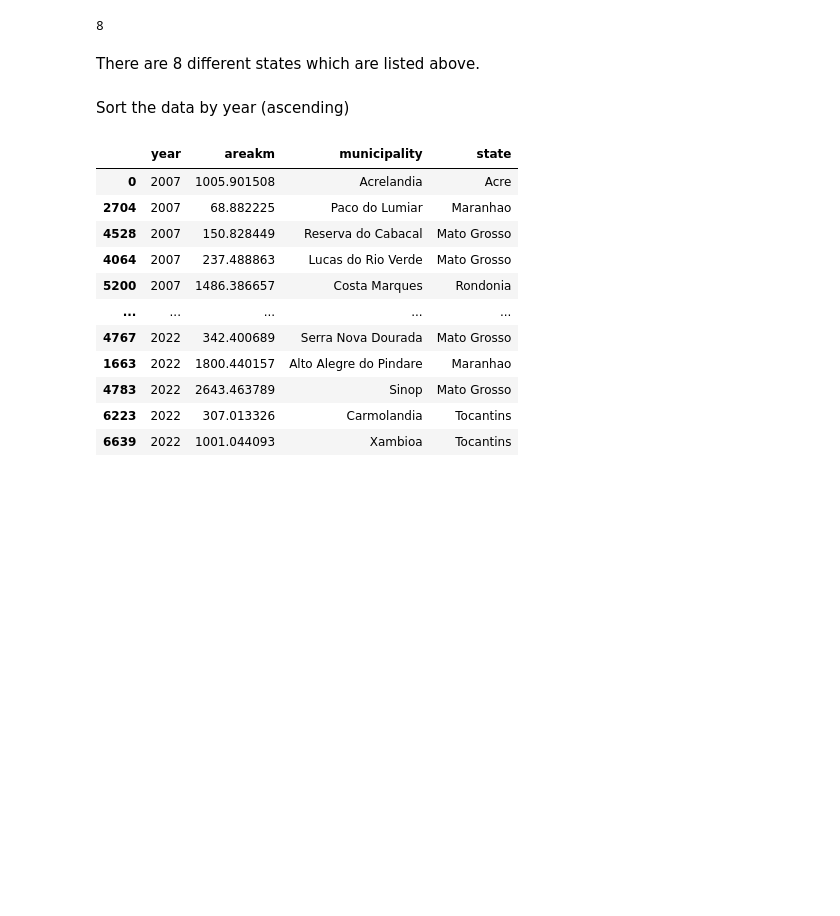
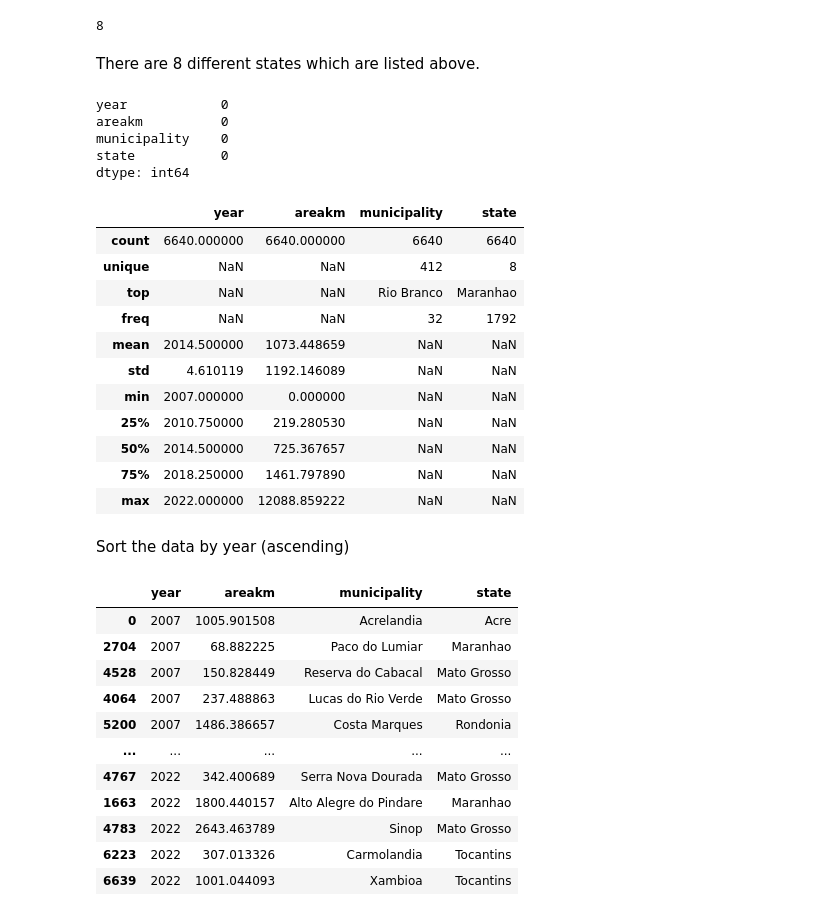
Before and after one commit to Gehancv/Amazon-Deforestration-Prediction, a Jupyter notebook: Milestone3_EDA_BaselineModel.ipynb, the cells around one changed output. Saved outputs shown, nothing was run; the diff lists cells and outputs as text; code cells hidden in the pictures; blank space fills up the shorter version.

```diff
--- a/Milestone3_EDA_BaselineModel.ipynb
+++ b/Milestone3_EDA_BaselineModel.ipynb
@@ -244,6 +269,31 @@ data['state'].nunique()
 8
 # %% [markdown]
 There are 8 different states which are listed above.
+# %%
+#Finding missing values
+cols = data.columns
+print(data[cols].isnull().sum())
+
+#Describe statistics of each column in the dataset
+data.describe(include='all')
+# %% [output]
+year            0
+areakm          0
+municipality    0
+state           0
+dtype: int64
+|  | year | areakm | municipality | state |
+| count | 6640.000000 | 6640.000000 | 6640 | 6640 |
+| unique | NaN | NaN | 412 | 8 |
+| top | NaN | NaN | Rio Branco | Maranhao |
+| freq | NaN | NaN | 32 | 1792 |
+| mean | 2014.500000 | 1073.448659 | NaN | NaN |
+| std | 4.610119 | 1192.146089 | NaN | NaN |
+| min | 2007.000000 | 0.000000 | NaN | NaN |
+| 25% | 2010.750000 | 219.280530 | NaN | NaN |
+| 50% | 2014.500000 | 725.367657 | NaN | NaN |
+| 75% | 2018.250000 | 1461.797890 | NaN | NaN |
+| max | 2022.000000 | 12088.859222 | NaN | NaN |
 # %% [markdown]
 Sort the data by year (ascending)
 # %%
```
Also changed, not shown: parts of 5 cells of this notebook, 2 other files.
